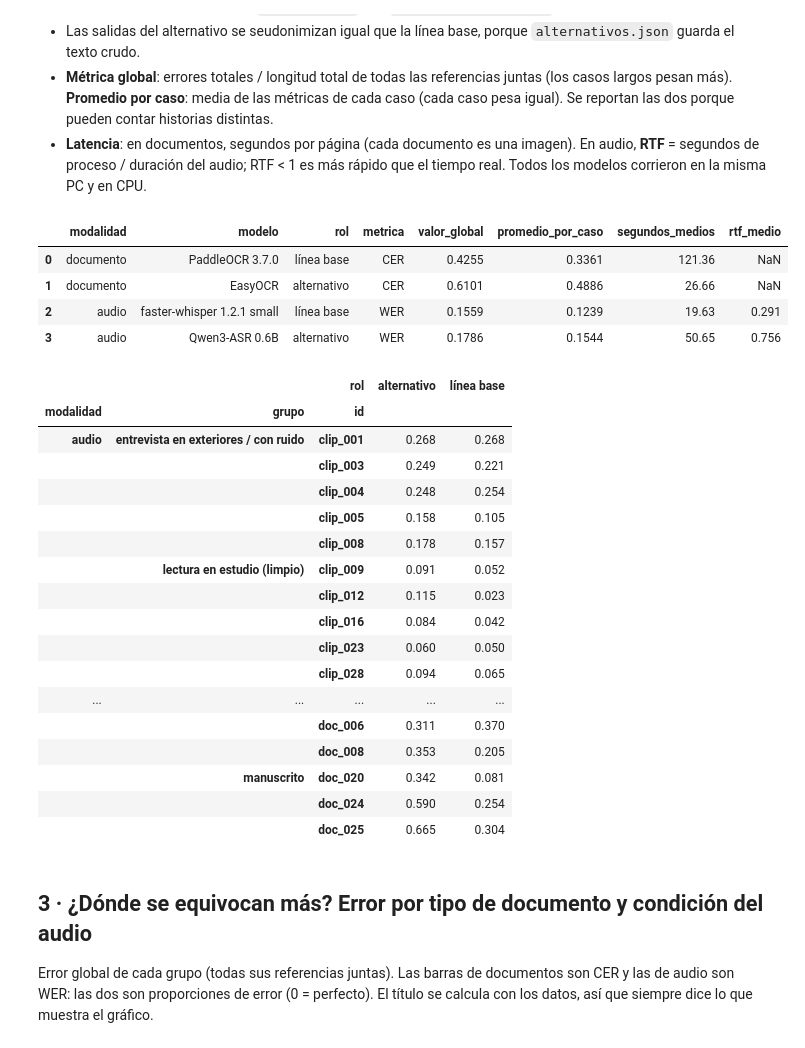
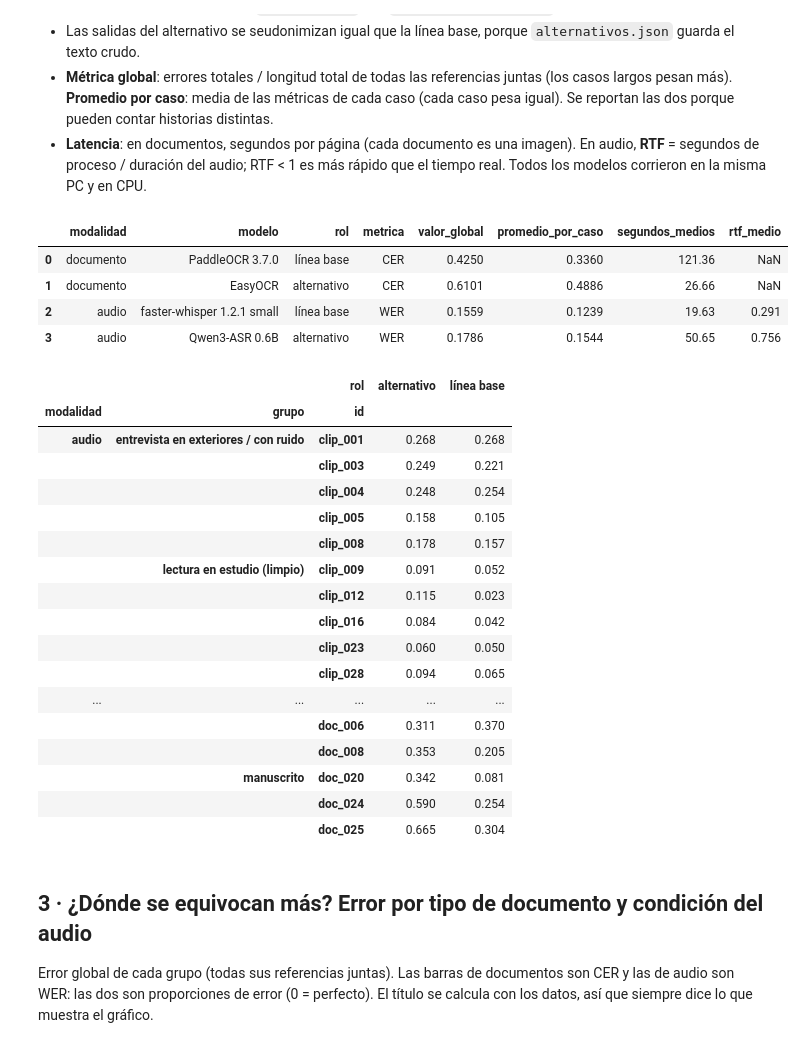
Before and after one commit to sandypmj/python_intermedio_2026, a Jupyter notebook: tarea_2/02_evaluacion.ipynb, the cells around one changed output. Drawn from its saved outputs; the diff is of its cells as text; code cells hidden in the pictures.

```diff
--- a/tarea_2/02_evaluacion.ipynb
+++ b/tarea_2/02_evaluacion.ipynb
@@ -130,10 +130,12 @@ ASR alternativo: Qwen3-ASR 0.6B en cpu
 # %%
 REF = Path("datos/referencias")
 REEMPLAZOS = json.loads((RAW / "reemplazos_privado.json").read_text(encoding="utf-8"))
+# [PERSONA_3] es el entrevistador de clip_001 y solo aplica a audios: en los documentos "Jorge" es un personaje público o histórico
+REEMPLAZOS_DOC = {k: v for k, v in REEMPLAZOS.items() if v != "[PERSONA_3]"}
 doc_pub = pd.read_csv("datos/documentos.csv")        # corpus publicado (ya seudonimizado)
 aud_pub = pd.read_csv("datos/transcripciones.csv")
 
-def leer_referencias(ids, carpeta):
+def leer_referencias(ids, carpeta, reemplazos):
     """Lee las referencias manuales, las seudonimiza y anota cuáles faltan."""
     refs, faltan, conteo = {}, [], {}
     for i in ids:
@@ -142,13 +144,13 @@ def leer_referencias(ids, carpeta):
         if not texto:
             faltan.append(ruta.as_posix())
             continue
-        refs[i], c = utiles.seudonimizar_con_conteo(texto, REEMPLAZOS)
+        refs[i], c = utiles.seudonimizar_con_conteo(texto, reemplazos)
         for clase, n in c.items():
             conteo[clase] = conteo.get(clase, 0) + n
     return refs, faltan, conteo
 
-ref_doc, faltan_doc, conteo_doc = leer_referencias(ids_doc, "documentos")
-ref_aud, faltan_aud, conteo_aud = leer_referencias(ids_aud, "audios")
+ref_doc, faltan_doc, conteo_doc = leer_referencias(ids_doc, "documentos", REEMPLAZOS_DOC)
+ref_aud, faltan_aud, conteo_aud = leer_referencias(ids_aud, "audios", REEMPLAZOS)
 faltan = faltan_doc + faltan_aud
 if faltan:
     raise FileNotFoundError(f"Faltan {len(faltan)} de 20 referencias manuales (no existen o están vacías):\n  "
@@ -205,7 +207,7 @@ Reemplazos hechos en las referencias: {'documentos': {'DNI': 1, 'NOMBRE': 1}, 'a
 ALT = RAW / "alternativos.json"
 alt = json.loads(ALT.read_text(encoding="utf-8"))
 corto = lambda modelo: modelo.split(" (")[0]          # "PaddleOCR 3.7.0 (lang=es, …)" → "PaddleOCR 3.7.0"
-seudo = lambda texto: utiles.seudonimizar_con_conteo(texto, REEMPLAZOS)[0]
+seudo = lambda texto, reemplazos=REEMPLAZOS: utiles.seudonimizar_con_conteo(texto, reemplazos)[0]
 
 def caso(id_, modalidad, grupo, modelo, rol, hipotesis, referencia, segundos, duracion=None):
     """Una fila de resultados: normaliza los dos textos igual y calcula CER (documentos) o WER (audio)."""
@@ -220,35 +222,35 @@ def caso(id_, modalidad, grupo, modelo, rol, hipotesis, referencia, segundos, du
 
 filas = []
 for i, r in doc_pub.set_index("id").loc[ids_doc].iterrows():
     a = alt[f"easyocr|{i}"]
     filas += [caso(i, "documento", r["tipo"], corto(r["modelo_ocr"]), "línea base", r["texto_ocr"], ref_doc[i], r["segundos_proceso"]),
-              caso(i, "documento", r["tipo"], corto(a["modelo"]), "alternativo", seudo(a["texto"]), ref_doc[i], a["segundos"])]
+              caso(i, "documento", r["tipo"], corto(a["modelo"]), "alternativo", seudo(a["texto"], REEMPLAZOS_DOC), ref_doc[i], a["segundos"])]
 for i, r in aud_pub.set_index("id").loc[ids_aud].iterrows():
     a = alt[f"asr_alt|{i}"]
     filas += [caso(i, "audio", r["condicion"], corto(r["modelo_asr"]), "línea base", r["texto_asr"], ref_aud[i], r["segundos_proceso"], r["duracion_seg"]),
               caso(i, "audio", r["condicion"], corto(a["modelo"]), "alternativo", seudo(a["texto"]), ref_aud[i], a["segundos"], r["duracion_seg"])]
 res = pd.DataFrame(filas)
 
 def error_global(g):
     """CER/WER de un grupo de casos como si fueran un solo texto largo."""
     f = voz.cer if g["metrica"].iat[0] == "CER" else voz.wer
     return f(g["referencia"].tolist(), g["hipotesis"].tolist())
 
 metricas = pd.DataFrame([
     dict(modalidad=mod, modelo=modelo, rol=rol, metrica=g["metrica"].iat[0],
          valor_global=round(error_global(g), 4), promedio_por_caso=round(g["valor"].mean(), 4),
          segundos_medios=round(g["segundos"].mean(), 2),
          rtf_medio=round(g["rtf"].mean(), 3) if mod == "audio" else np.nan)
     for (mod, modelo, rol), g in res.groupby(["modalidad", "modelo", "rol"], sort=False)
 ])
 
 res.to_csv("datos/resultados_evaluacion.csv", index=False)
 metricas.to_csv("datos/metricas.csv", index=False)
 display(metricas)
 display(res.pivot_table(index=["modalidad", "grupo", "id"], columns="rol", values="valor").round(3))
 # %% [output]
 |  | modalidad | modelo | rol | metrica | valor_global | promedio_por_caso | segundos_medios | rtf_medio |
-| 0 | documento | PaddleOCR 3.7.0 | línea base | CER | 0.4255 | 0.3361 | 121.36 | NaN |
+| 0 | documento | PaddleOCR 3.7.0 | línea base | CER | 0.4250 | 0.3360 | 121.36 | NaN |
 | 1 | documento | EasyOCR | alternativo | CER | 0.6101 | 0.4886 | 26.66 | NaN |
 | 2 | audio | faster-whisper 1.2.1 small | línea base | WER | 0.1559 | 0.1239 | 19.63 | 0.291 |
 | 3 | audio | Qwen3-ASR 0.6B | alternativo | WER | 0.1786 | 0.1544 | 50.65 | 0.756 |
```
Also changed, not shown: parts of 7 cells of this notebook, 8 other files.
